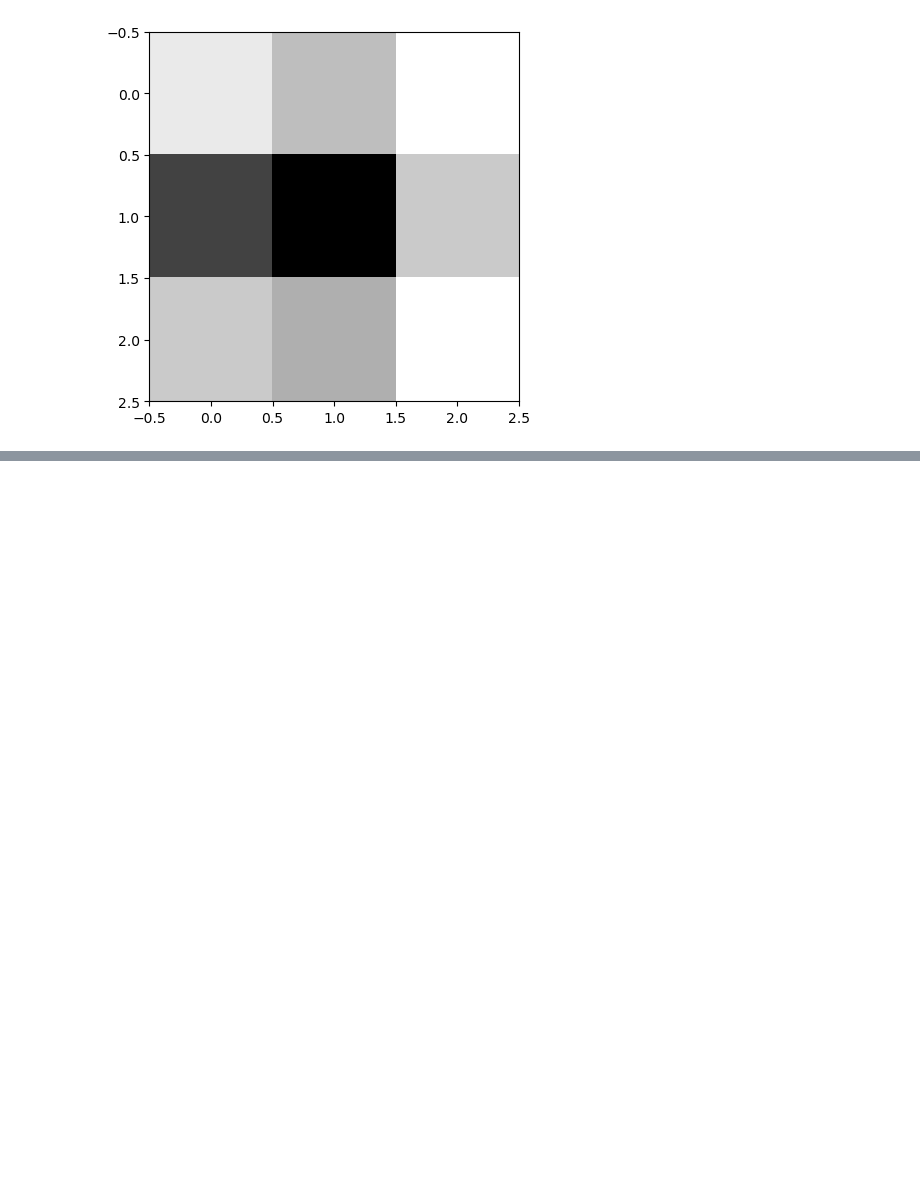
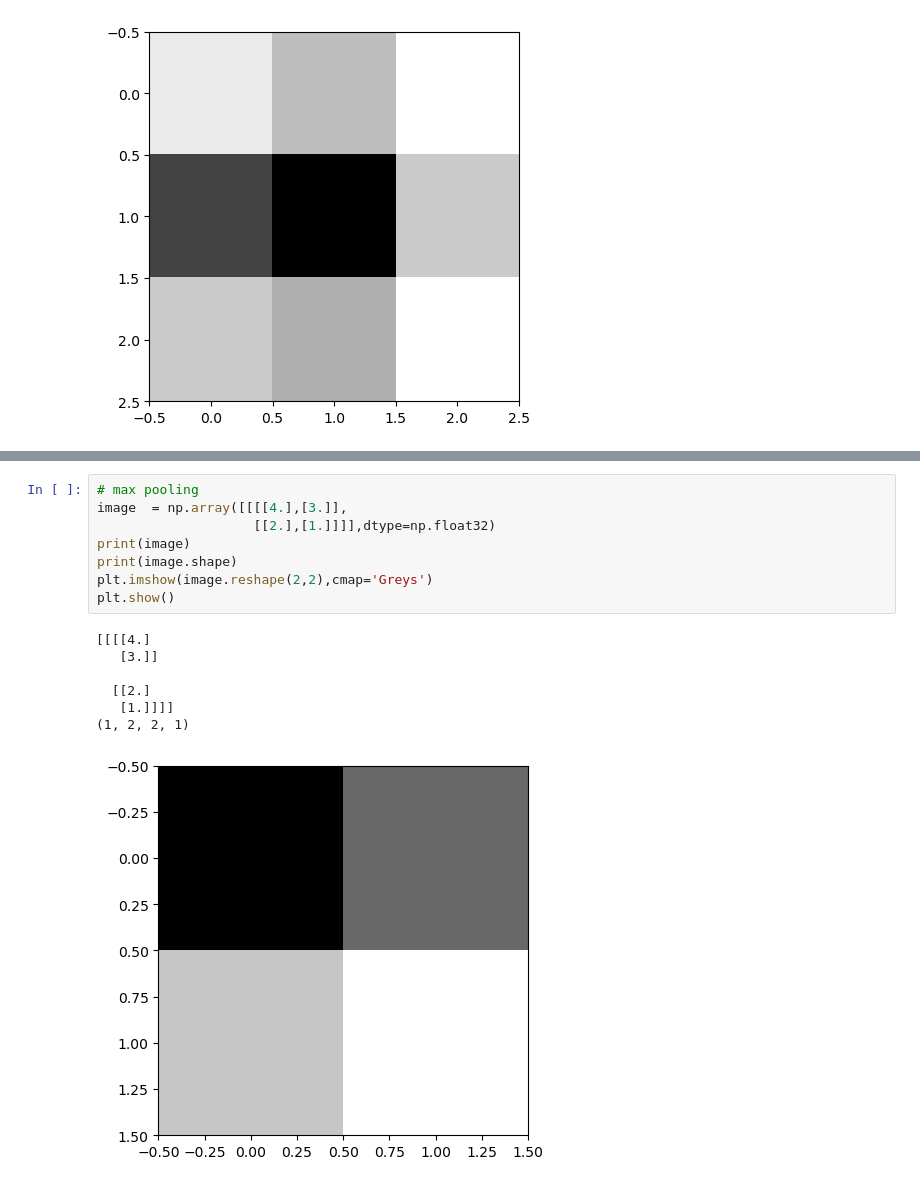
Before and after one commit to digicope/tf_lab09, a Jupyter notebook: 02_합성곱 신경망/01_CNN_basic.ipynb, the cells around one changed output, grey strips where cells are left out. Saved outputs shown, nothing was run; the diff lists cells and outputs as text; blank space fills up the shorter version.

```diff
--- a/02_합성곱 신경망/01_CNN_basic.ipynb
+++ b/02_합성곱 신경망/01_CNN_basic.ipynb
@@ -168,3 +169,19 @@ plt.show()
   [-17.]
   [ -9.]]]
 [figure]
+# %%
+# max pooling
+image  = np.array([[[[4.],[3.]],
+                    [[2.],[1.]]]],dtype=np.float32)
+print(image)
+print(image.shape)
+plt.imshow(image.reshape(2,2),cmap='Greys')
+plt.show()
+# %% [output]
+[[[[4.]
+   [3.]]
+
+  [[2.]
+   [1.]]]]
+(1, 2, 2, 1)
+[figure, added]
```
Also changed, not shown: parts of 6 cells of this notebook.
